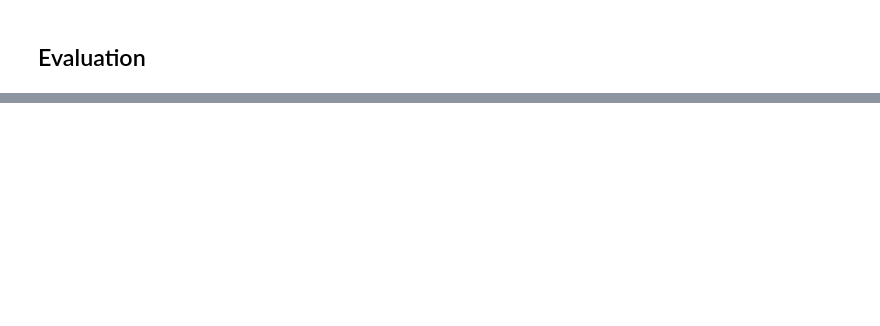
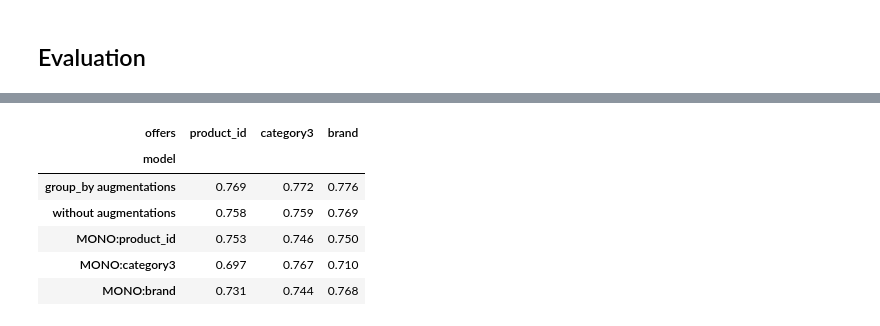
Before and after one commit to tinyclues/group-by-augmentations-model, a Jupyter notebook: training/rees group by augmentations.ipynb, the cells around one changed output, grey strips where cells are left out. Saved outputs shown, nothing was run; the diff lists cells and outputs as text; code cells hidden in the pictures; blank space fills up the shorter version.

```diff
--- a/training/rees group by augmentations.ipynb
+++ b/training/rees group by augmentations.ipynb
@@ -449,0 +474,21 @@ pd.pivot_table(results, 'wAUC', 'model', 'offers')\
+# %%
+results = pd.DataFrame()
+for task_name in ['product_id', 'brand', 'category3']:
+    for model_name in aucs[task_name]:
+        w_auc = wAUC(aucs[task_name][model_name], cutoff_low=10, cutoff_high=200)
+        results = pd.concat([results,
+                             pd.Series({'wAUC': w_auc, 'offers': task_name, 'model': model_name}).to_frame().T],
+                            ignore_index=True)
+# %%
+pd.pivot_table(results, 'wAUC', 'model', 'offers')\
+    .rename(columns={'priceCluster': 'price'}, index={'MONO:priceCluster': 'MONO:price'})\
+    .iloc[[6, 7, 5, 3, 0]][['product_id', 'category3', 'brand']]\
+    .style.background_gradient(cmap='coolwarm').format(precision=3)
+# %% [output]
+| offers | product_id | category3 | brand |
+| model |  |  |  |
+| group_by augmentations | 0.769 | 0.772 | 0.776 |
+| without augmentations | 0.758 | 0.759 | 0.769 |
+| MONO:product_id | 0.753 | 0.746 | 0.750 |
+| MONO:category3 | 0.697 | 0.767 | 0.710 |
+| MONO:brand | 0.731 | 0.744 | 0.768 |
```
Also changed, not shown: parts of 18 cells of this notebook, 4 other files.
